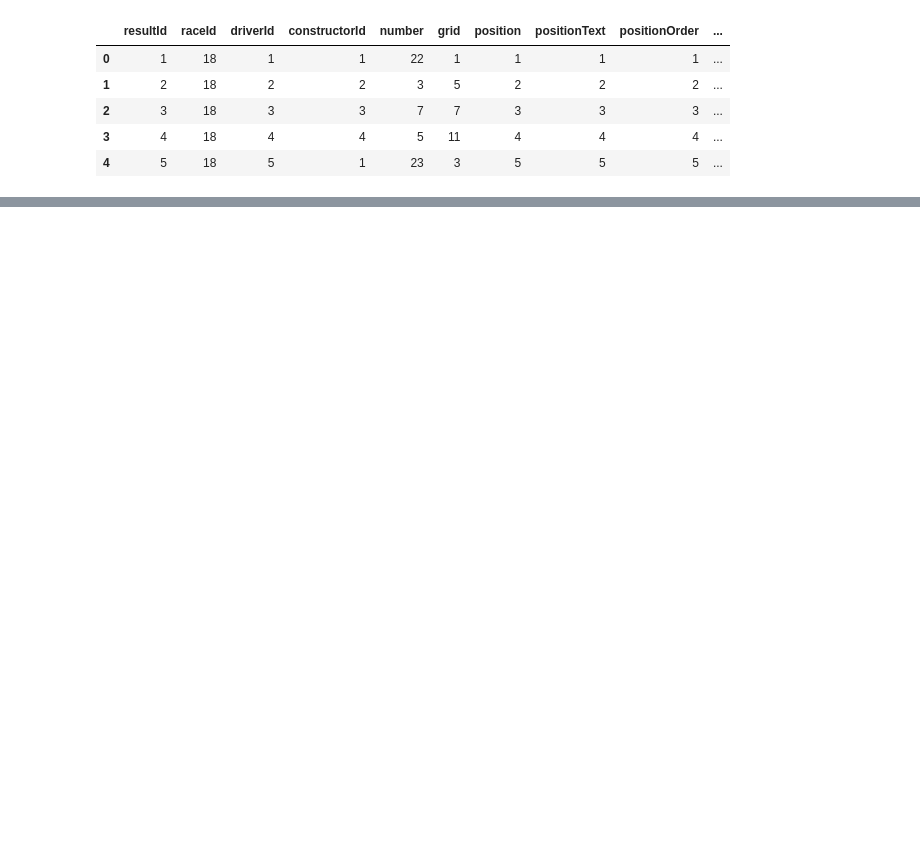
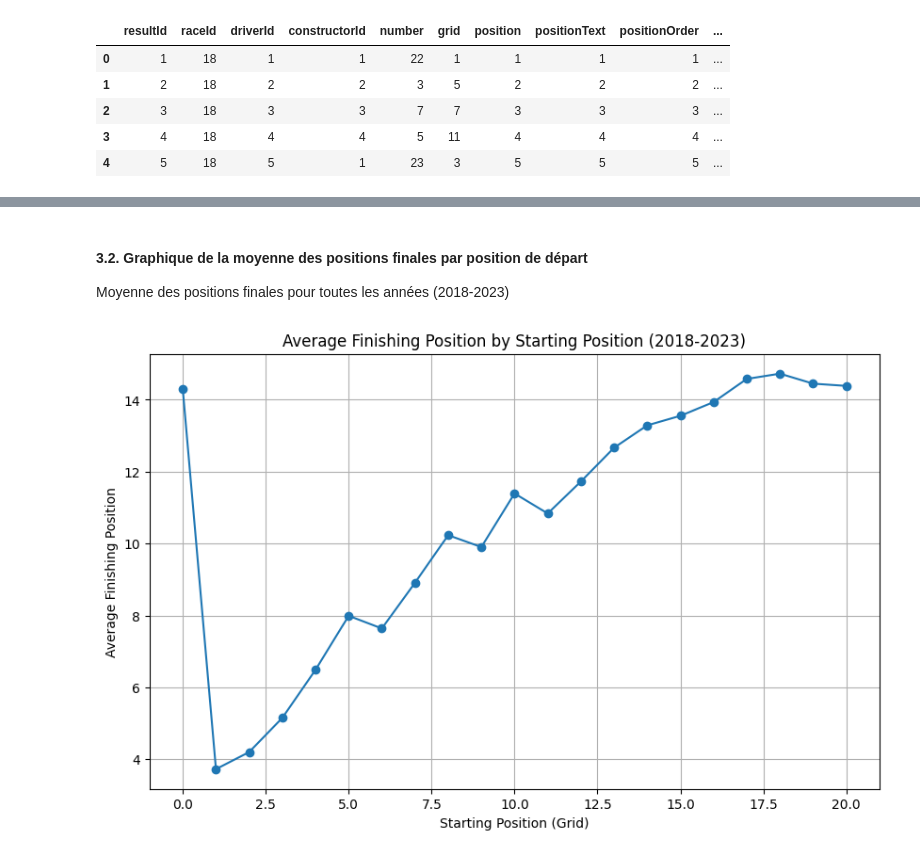
Before and after one commit to Math-ieu/Projet-PACTE-4A, a Jupyter notebook: f1-pacte.ipynb, the cells around one changed output, grey strips where cells are left out. Saved outputs shown, nothing was run; the diff lists cells and outputs as text; code cells hidden in the pictures; blank space fills up the shorter version.

```diff
--- a/f1-pacte.ipynb
+++ b/f1-pacte.ipynb
@@ -321,19 +64,0 @@ results_races.head()
-# %%
-# Convertir la variable 'grid' en type catégoriel
-results['grid'] = results['grid'].astype('category')
-
-# Compter les occurrences pour chaque catégorie
-grid_counts = results['grid'].value_counts()
-
-# Création du Bar Plot
-plt.figure(figsize=(10, 6))
-grid_counts.plot(kind='bar', color='blue', edgecolor='black')
-
-plt.title("Nombre d'occurrences par position de départ (grid)")
-plt.xlabel("Position sur la grille")
-plt.ylabel("Nombre d'occurrences")
-plt.xticks(rotation=0)
-plt.grid(axis='y', linestyle='--', alpha=0.7, which='both')
-
-plt.tight_layout()
-plt.show()
@@ -562,0 +160,17 @@ Avantage des bonnes positions de départ : Les participants avec une meilleure p
+# %% [markdown]
+#### 3.2. Graphique de la moyenne des positions finales par position de départ
+Moyenne des positions finales pour toutes les années (2018-2023)
+# %%
+# Calculer la moyenne des positions finales par position de départ
+avg_positions = data_filtered.groupby('grid')['positionOrder'].mean()
+
+# Afficher le graphique
+plt.figure(figsize=(10, 6))
+plt.plot(avg_positions.index, avg_positions.values, marker='o')
+plt.title('Average Finishing Position by Starting Position (2018-2023)')
+plt.xlabel('Starting Position (Grid)')
+plt.ylabel('Average Finishing Position')
+plt.grid(True)
+plt.show()
+# %% [output]
+[figure, added]
```
Also changed, not shown: parts of 76 cells of this notebook, 3 other files.
